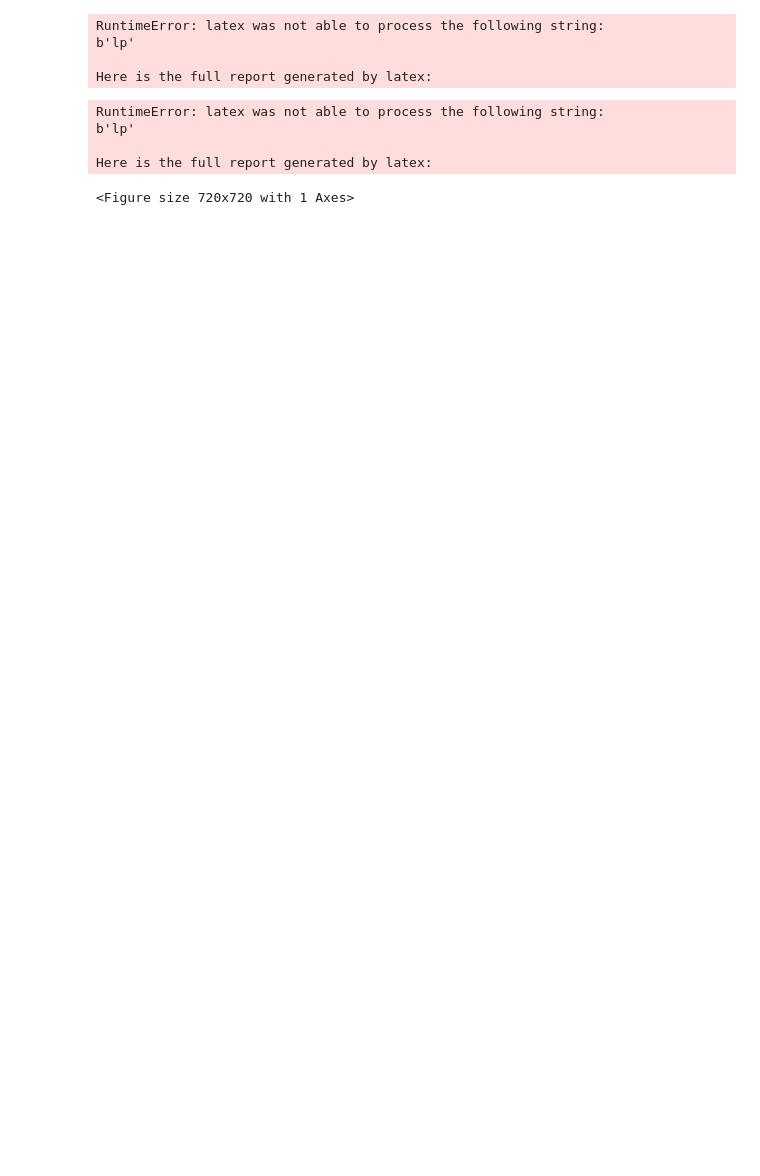
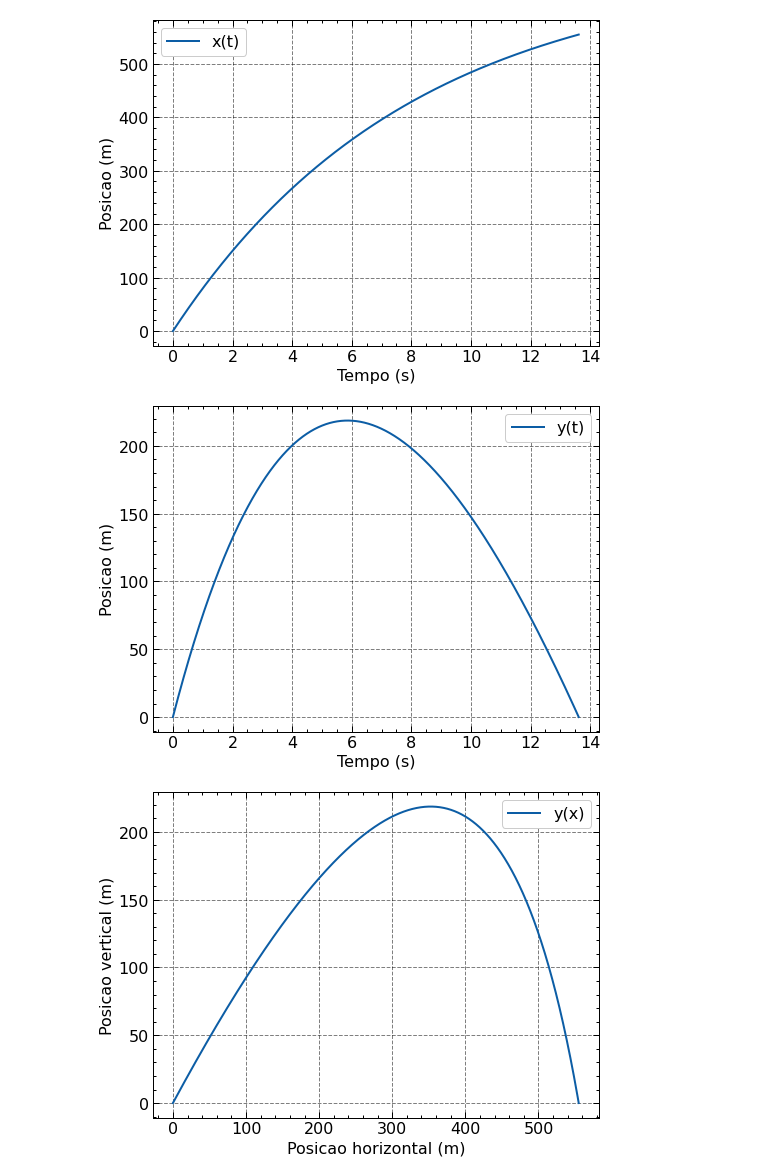
Before and after one commit to miguellrodrigues/trabalho_dinamica, a Jupyter notebook: simulation_air_resistance.ipynb, the cells around one changed output. Drawn from its saved outputs; the diff is of its cells as text; code cells hidden in the pictures; blank space fills up the shorter version.

```diff
--- a/simulation_air_resistance.ipynb
+++ b/simulation_air_resistance.ipynb
@@ -9,6 +9,7 @@ plt.style.use(
     [
         'nature',
         'grid',
+        'notebook'
     ]
 )
 # %%
@@ -114,42 +115,36 @@ with open('data/air_resistance/simulation_info.txt', 'w') as file:
     file.write('\n')
     file.close()
 # %%
-fig1, axs = plt.subplots(1, 1, figsize=(10, 10))
+fig1, axs = plt.subplots(1, 1)
 
 axs.plot(time[:y_zero_index], x[:y_zero_index], label='x(t)')
 
 axs.legend()
 
 axs.set_xlabel('Tempo (s)')
 axs.set_ylabel('Posicao (m)')
 
 plt.savefig('images/air_resistance/sim_x_t.png', dpi=300)
 
-fig2, axs = plt.subplots(1, 1, figsize=(10, 10))
+fig2, axs = plt.subplots(1, 1)
 
 axs.plot(time[:y_zero_index], y[:y_zero_index], label='y(t)')
 axs.legend()
 
 axs.set_xlabel('Tempo (s)')
 axs.set_ylabel('Posicao (m)')
 
 plt.savefig('images/air_resistance/sim_y_t.png', dpi=300)
 
-fig3, axs = plt.subplots(1, 1, figsize=(10, 10))
+fig3, axs = plt.subplots(1, 1)
 
 axs.plot(x[:y_zero_index], y[:y_zero_index], label='y(x)')
 axs.set_xlabel('Posicao horizontal (m)')
 axs.set_ylabel('Posicao vertical (m)')
 axs.legend(['y(x)'])
 
 plt.savefig('images/air_resistance/sim_y_x.png', dpi=300)
 # %% [output]
-RuntimeError: latex was not able to process the following string:
-b'lp'
-
-Here is the full report generated by latex:
-RuntimeError: latex was not able to process the following string:
-b'lp'
-
-Here is the full report generated by latex:
-<Figure size 720x720 with 1 Axes>
+[figure, added]
+[figure, added]
+[figure, added]
```
Also changed, not shown: 9 other files.
